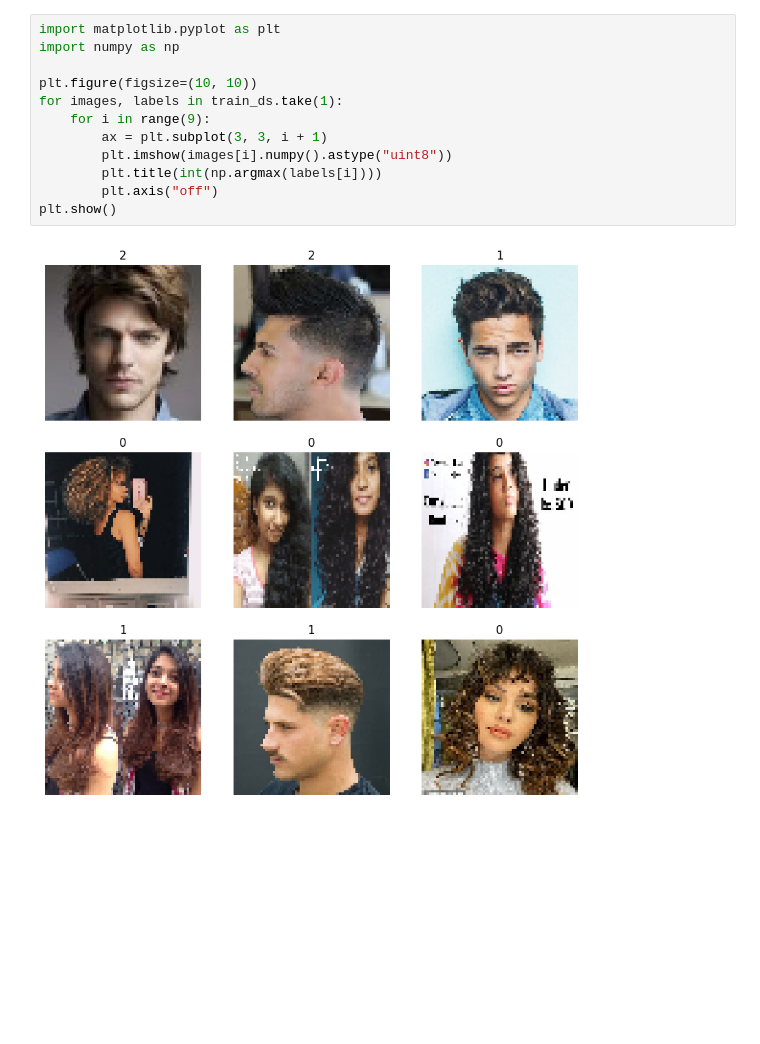
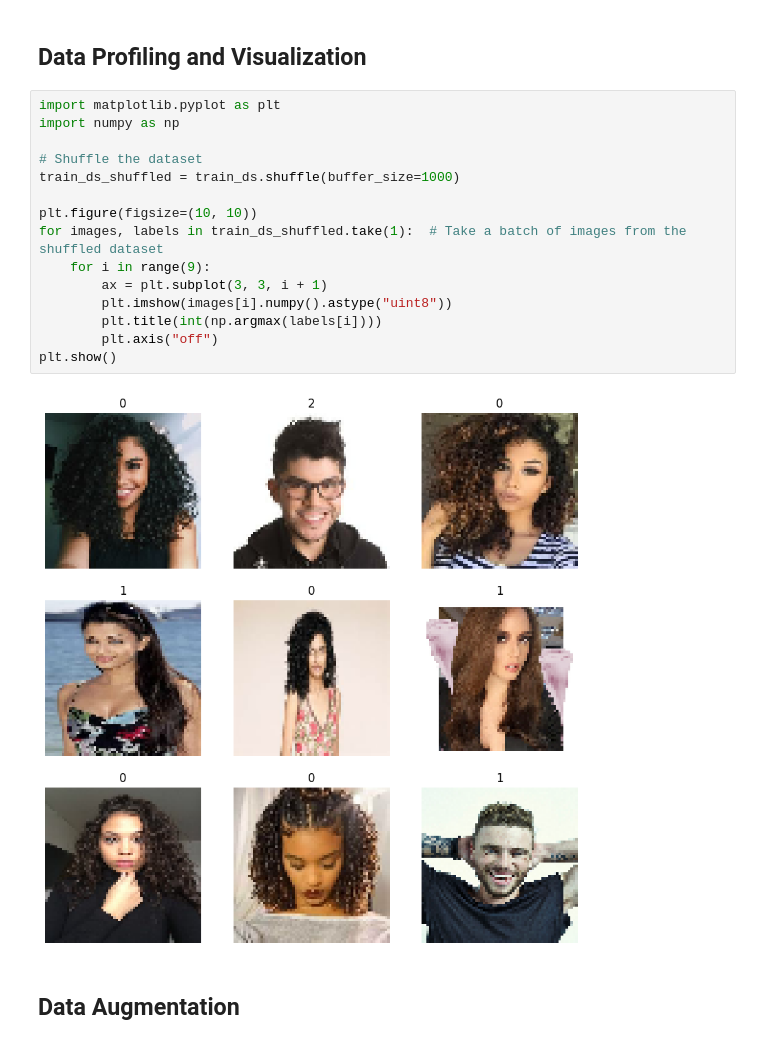
Before and after one commit to FabianSalvador/ML-CNN-ImageClassification, a Jupyter notebook: Final_Notebook.ipynb, the cells around one changed output. Saved outputs shown, nothing was run; the diff lists cells and outputs as text; blank space fills up the shorter version.

```diff
--- a/Final_Notebook.ipynb
+++ b/Final_Notebook.ipynb
@@ -75,17 +67,24 @@ Found 978 files belonging to 3 classes.
 Using 783 files for training.
 Found 978 files belonging to 3 classes.
 Using 195 files for validation.
+# %% [markdown]
+## Data Profiling and Visualization
 # %%
 import matplotlib.pyplot as plt
 import numpy as np
 
+# Shuffle the dataset
+train_ds_shuffled = train_ds.shuffle(buffer_size=1000)
+
 plt.figure(figsize=(10, 10))
-for images, labels in train_ds.take(1):
+for images, labels in train_ds_shuffled.take(1):  # Take a batch of images from the shuffled dataset
     for i in range(9):
         ax = plt.subplot(3, 3, i + 1)
         plt.imshow(images[i].numpy().astype("uint8"))
         plt.title(int(np.argmax(labels[i])))
         plt.axis("off")
 plt.show()
 # %% [output]
-[figure, old version]
+[figure, new version]
+# %% [markdown]
+## Data Augmentation
```
Also changed, not shown: parts of 15 cells of this notebook.
